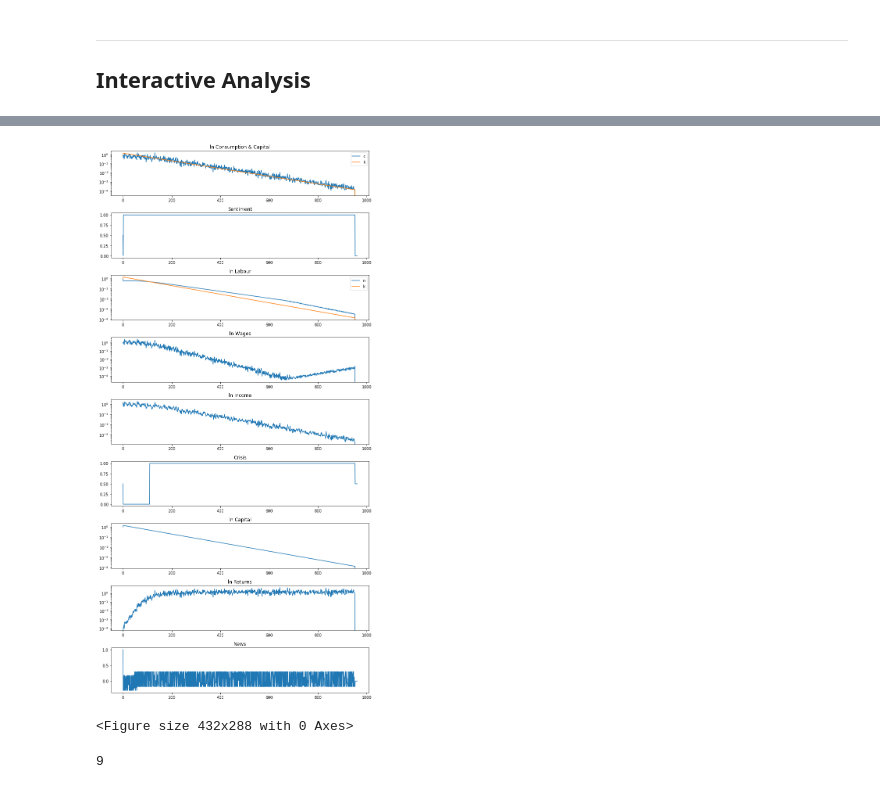
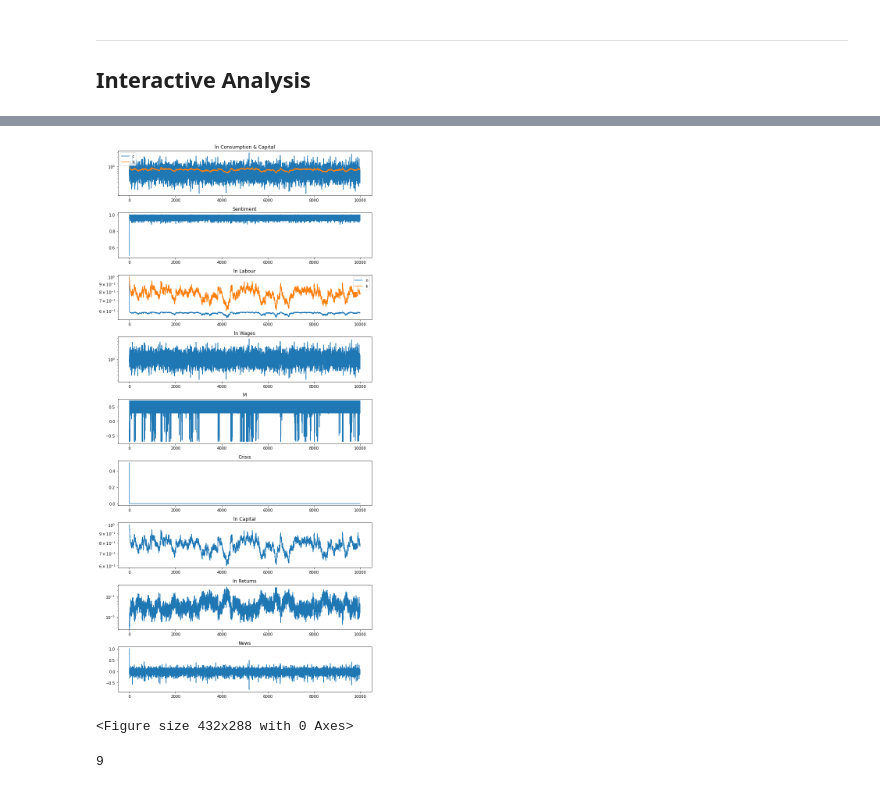
Before and after one commit to KarlNaumann/DynamicDSGE, a Jupyter notebook: SimplifiedUtility_CES.ipynb, the cells around one changed output, grey strips where cells are left out. Drawn from its saved outputs; the diff is of its cells as text; code cells hidden in the pictures.

```diff
--- a/SimplifiedUtility_CES.ipynb
+++ b/SimplifiedUtility_CES.ipynb
@@ -139,0 +180,27 @@ double_hist(res)
+# %%
+# Generate a contour figure for the results
+from matplotlib.ticker import FormatStrFormatter
+
+def nice_cbar(q, ax):
+    cbar = plt.colorbar(q, ax=ax)
+    form = FormatStrFormatter('%0.1f')
+    cbar.ax.yaxis.set_major_formatter(form)
+
+cmap = 'plasma'
+
+fig, axs = plt.subplots(nrows = 1, ncols = 2)
+axs[0].set_title('Average Consumption')
+q = axs[0].contourf(avg_c.index, avg_c.columns, avg_c, cmap=cmap)
+nice_cbar(q, axs[0])
+
+axs[1].set_title('Proportion of Crises (Time in n<k)')
+q = axs[1].contourf(prop_crisis.index, prop_crisis.columns, prop_crisis, cmap=cmap)
+nice_cbar(q, axs[1])
+
+for ax in axs:
+    ax.set_xlabel("Range of News")
+    ax.set_ylabel("Weight of C")
+
+fig.set_size_inches(10,5)
+plt.tight_layout()
+plt.show()
@@ -278,43 +326,42 @@ def step(t: float, x: np.ndarray, p: dict, err:float):
 # %%
 params = {'etaZ': 0.2, 'sigmaZ': 0.4, 'zbar': 1.0,
           'inflation': 0.01, 'interest': 0.01, 'depreciation': 0.01,
-          's_min': 1e-4, 's_max': 1-1e-4,'s_theta':5, 's0':.8, 'sentiment':.3,
+          's_min': 1e-4, 's_max': 1-1e-4,'s_theta':5, 's0':0.3, 'sentiment':.7,
           'gamma': 1.0, 'alpha': 0.33, 'mu': 8.32}
 
-start = dict(z=1, c=1, n=1, b=1, w=1, k=1, q=0.0, g=0.7, s=0.5, income=1, news=1, xiz=0, xin=0)
-start = np.array([v for _,v in start.items()])
+start = dict(z=1, c=1, n=1, b=1, w=1, k=1, q=0.0, g=0.7, s=0.5, m=0, news=1, k_=0, xin=1)
 
 T = 10000
 np.random.seed(40)
 view = (0,T)
 
 df = model.simulate(start, params, step_func=step, t_end=T)
 
 df.loc[:, 'crisis'] = 0.5 * (1.0 + np.sign(df.n - df.k))
 df.loc[:, 'inv'] = 100 * (1-df.loc[:,'g'])
 df.loc[:,'bc'] = df.b / df.c
 df.loc[:,'utility'] = np.log(df.c) - params['gamma'] * (df.n ** 2)
 
 df = df.iloc[view[0]:view[1],:]
 
-graphs = {
+plots = {
         'ln Consumption & Capital' : [df.loc[:,['c','k']], True],
         'Sentiment' : [df.s, False],
         'ln Labour' : [df.loc[:,['n','k']], True],
         'ln Wages' : [df.w, True],
-        'ln Income' : [df.income, True],
+        'M' : [df.m, False],
         'Crisis' : [df.crisis, False],
         'ln Capital' : [df.loc[:,['k']], True],
         'ln Returns' : [df.q, True],
         'News' : [df.news, False],
     }
 
 
-axs = steadystate.simulation_graph(graphs, size = (10, 20), save='test.pdf')
+axs = graphs.simulation_graph(plots, size = (10, 20), save='test.pdf')
 axs['ln Returns'].axhline(params['interest'])
 plt.show()
 # %% [output]
-[figure, old version]
+[figure, new version]
 <Figure size 432x288 with 0 Axes>
 # %%
 len(axs)
```
Also changed, not shown: parts of 17 cells of this notebook, 6 other files.
